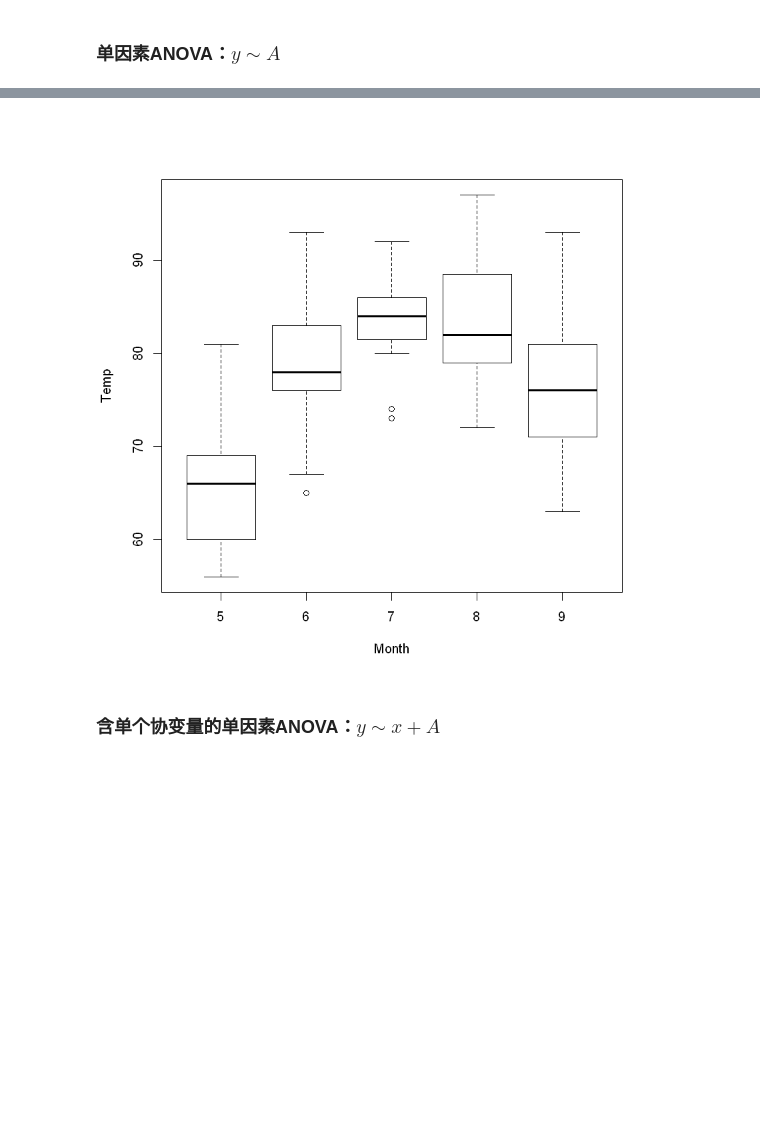
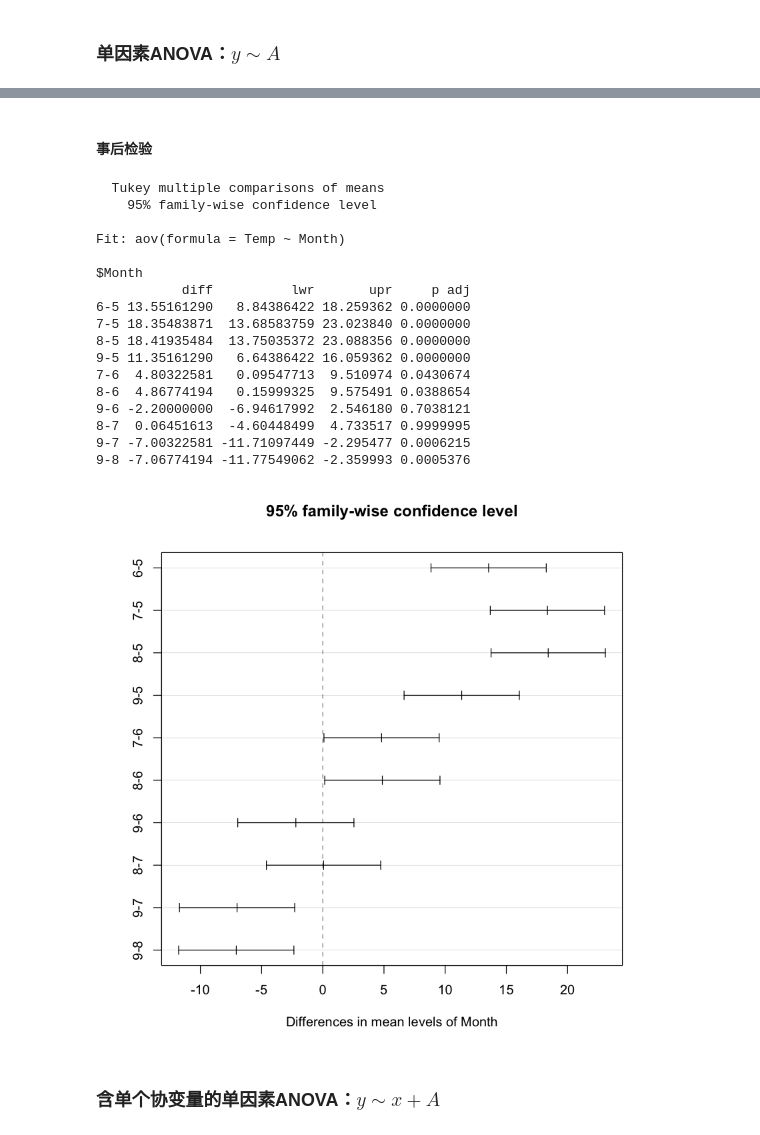
Before and after one commit to Sanningw/ML-and-DL, a Jupyter notebook: math/Statistics/R/stats.ipynb, the cells around one changed output, grey strips where cells are left out. Cells and saved outputs as stored; diff of their text form; code cells hidden in the pictures; blank space fills up the shorter version.

```diff
--- a/math/Statistics/R/stats.ipynb
+++ b/math/Statistics/R/stats.ipynb
@@ -353,4 +381,2 @@ Signif. codes:  0 '***' 0.001 '**' 0.01 '*' 0.05 '.' 0.1 ' ' 1
-# %%
-plot(Temp ~ Month)
-# %% [output]
-[figure, removed]
+# %% [markdown]
+#### 事后检验
@@ -357,3 +385,25 @@ plot(Temp ~ Month)
+# %%
+TukeyHSD(temp.aov)
+plot(TukeyHSD(temp.aov))
+# %% [output]
+  Tukey multiple comparisons of means
+    95% family-wise confidence level
+
+Fit: aov(formula = Temp ~ Month)
+
+$Month
+           diff          lwr       upr     p adj
+6-5 13.55161290   8.84386422 18.259362 0.0000000
+7-5 18.35483871  13.68583759 23.023840 0.0000000
+8-5 18.41935484  13.75035372 23.088356 0.0000000
+9-5 11.35161290   6.64386422 16.059362 0.0000000
+7-6  4.80322581   0.09547713  9.510974 0.0430674
+8-6  4.86774194   0.15999325  9.575491 0.0388654
+9-6 -2.20000000  -6.94617992  2.546180 0.7038121
+8-7  0.06451613  -4.60448499  4.733517 0.9999995
+9-7 -7.00322581 -11.71097449 -2.295477 0.0006215
+9-8 -7.06774194 -11.77549062 -2.359993 0.0005376
+[figure, added]
 # %% [markdown]
 ### 含单个协变量的单因素ANOVA：$y\sim x+A$
 # %% [markdown]
```
Also changed, not shown: parts of 9 cells of this notebook.
